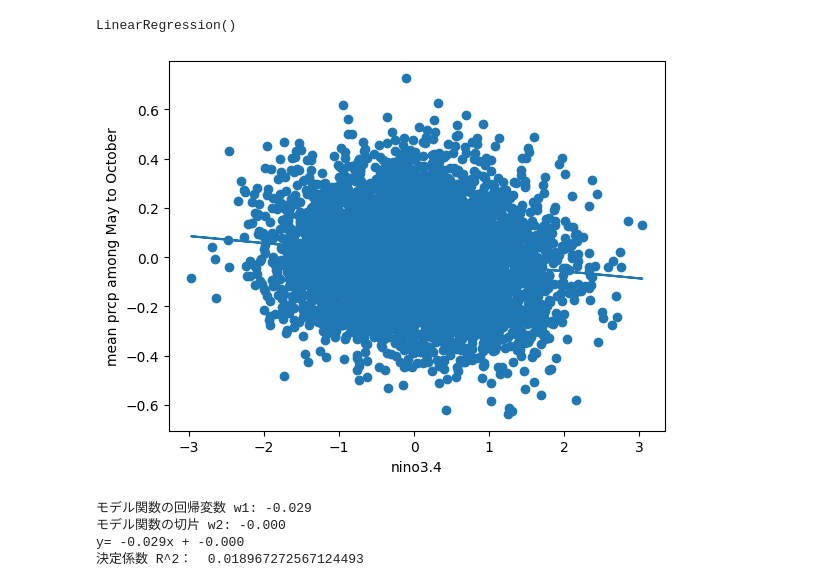
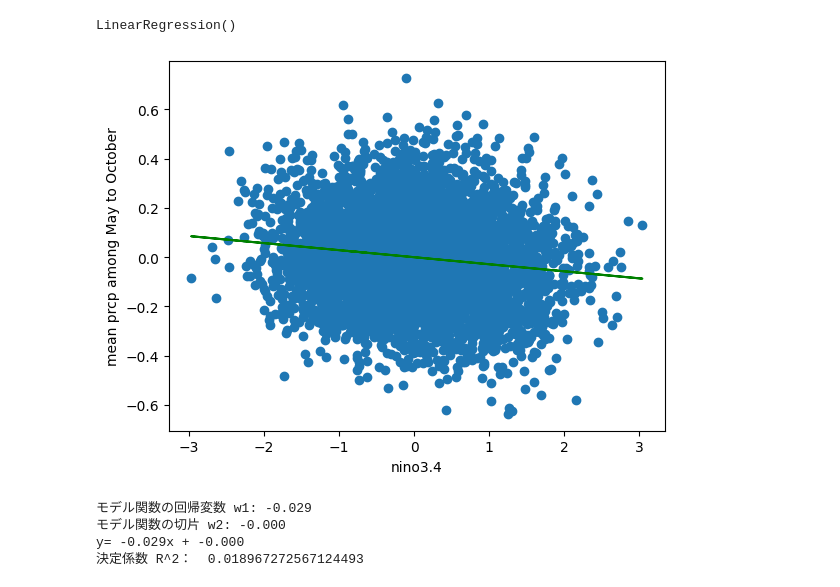
Before and after one commit to HalKiyo/ryzen5900_jupyter_test, a Jupyter notebook: test_workspace/nino34_test/single_regression_analysis.ipynb, the cells around one changed output. Saved outputs shown, nothing was run; the diff lists cells and outputs as text; code cells hidden in the pictures.

```diff
--- a/test_workspace/nino34_test/single_regression_analysis.ipynb
+++ b/test_workspace/nino34_test/single_regression_analysis.ipynb
@@ -166,17 +166,17 @@ LinearRegression()
 # %%
 # show X and Y_mean
 plt.scatter(X,Y_mean)
-plt.plot(X, model_lr.predict(X), linestyle="solid")
+plt.plot(X, model_lr.predict(X), linestyle="solid", c='g')
 plt.xlabel('nino3.4')
 plt.ylabel('mean prcp among May to October')
 plt.show()
 
 print('モデル関数の回帰変数 w1: %.3f' %model_lr.coef_)
 print('モデル関数の切片 w2: %.3f' %model_lr.intercept_)
 print('y= %.3fx + %.3f' % (model_lr.coef_ , model_lr.intercept_))
 print('決定係数 R^2： ', model_lr.score(X, Y_mean))
 # %% [output]
-[figure, old version]
+[figure, new version]
 モデル関数の回帰変数 w1: -0.029
 モデル関数の切片 w2: -0.000
 y= -0.029x + -0.000
```
